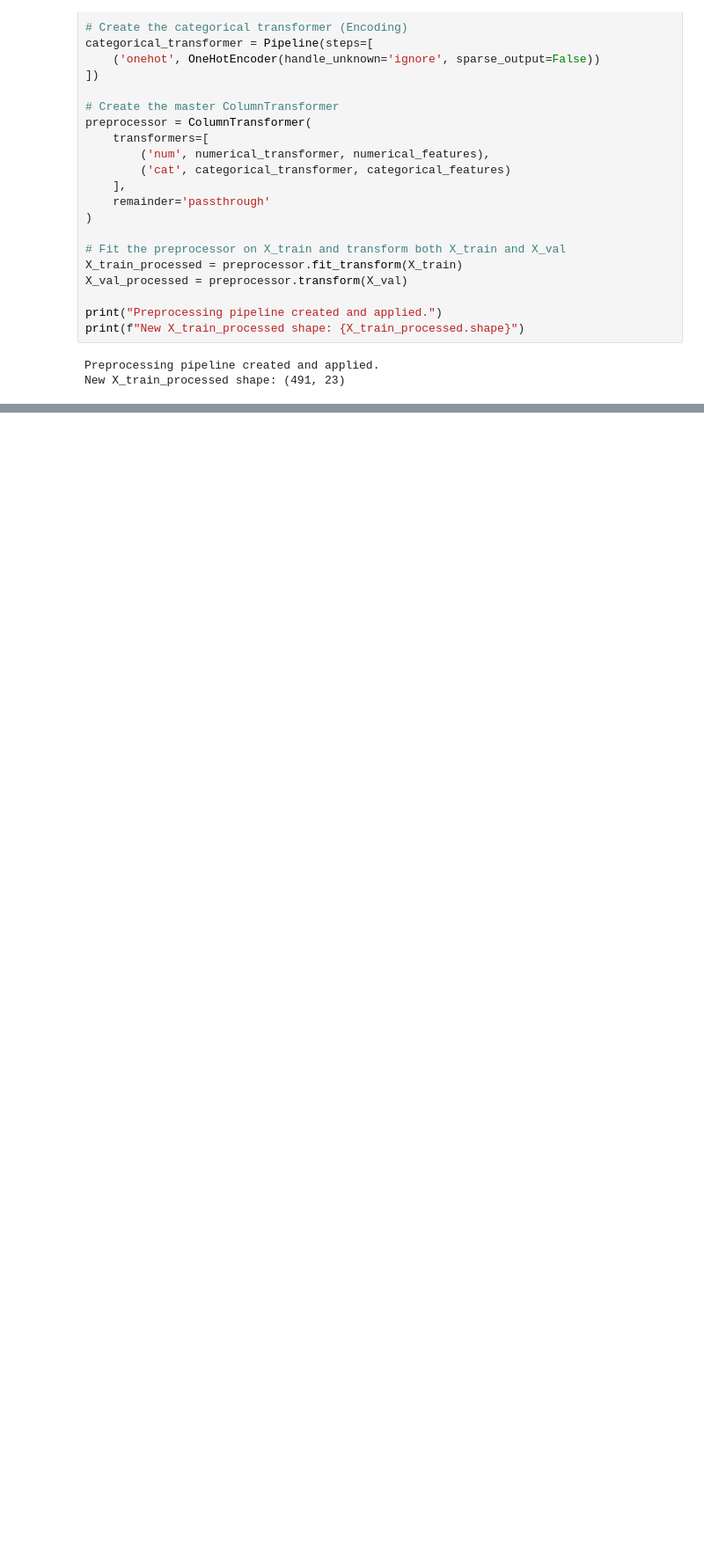
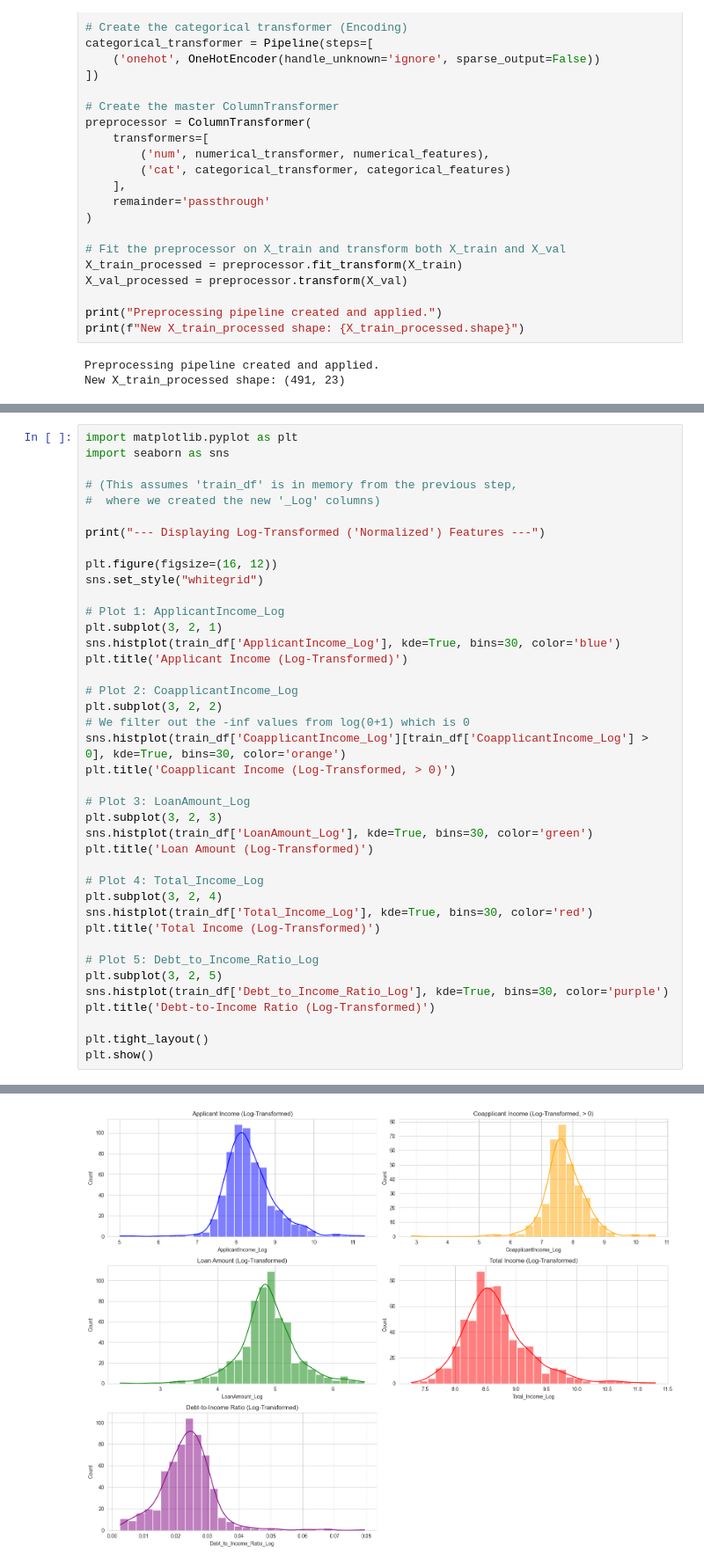
Before and after one commit to SamuelDasaolu/GEN-AI, a Jupyter notebook: WEEK 14/preprocessing_home_loan_dataset.ipynb, the cells around one changed output, grey strips where cells are left out. Shown at 88% size. Cells and saved outputs as stored; diff of their text form; blank space fills up the shorter version.

```diff
--- a/WEEK 14/preprocessing_home_loan_dataset.ipynb
+++ b/WEEK 14/preprocessing_home_loan_dataset.ipynb
@@ -184,0 +187,41 @@ New X_train_processed shape: (491, 23)
+# %%
+import matplotlib.pyplot as plt
+import seaborn as sns
+
+# (This assumes 'train_df' is in memory from the previous step,
+#  where we created the new '_Log' columns)
+
+print("--- Displaying Log-Transformed ('Normalized') Features ---")
+
+plt.figure(figsize=(16, 12))
+sns.set_style("whitegrid")
+
+# Plot 1: ApplicantIncome_Log
+plt.subplot(3, 2, 1)
+sns.histplot(train_df['ApplicantIncome_Log'], kde=True, bins=30, color='blue')
+plt.title('Applicant Income (Log-Transformed)')
+
+# Plot 2: CoapplicantIncome_Log
+plt.subplot(3, 2, 2)
+# We filter out the -inf values from log(0+1) which is 0
+sns.histplot(train_df['CoapplicantIncome_Log'][train_df['CoapplicantIncome_Log'] > 0], kde=True, bins=30, color='orange')
+plt.title('Coapplicant Income (Log-Transformed, > 0)')
+
+# Plot 3: LoanAmount_Log
+plt.subplot(3, 2, 3)
+sns.histplot(train_df['LoanAmount_Log'], kde=True, bins=30, color='green')
+plt.title('Loan Amount (Log-Transformed)')
+
+# Plot 4: Total_Income_Log
+plt.subplot(3, 2, 4)
+sns.histplot(train_df['Total_Income_Log'], kde=True, bins=30, color='red')
+plt.title('Total Income (Log-Transformed)')
+
+# Plot 5: Debt_to_Income_Ratio_Log
+plt.subplot(3, 2, 5)
+sns.histplot(train_df['Debt_to_Income_Ratio_Log'], kde=True, bins=30, color='purple')
+plt.title('Debt-to-Income Ratio (Log-Transformed)')
+
+plt.tight_layout()
+plt.show()
+# %% [output]
@@ -184,0 +229 @@ New X_train_processed shape: (491, 23)
+[figure, added]
```
Also changed, not shown: parts of 3 cells of this notebook.
